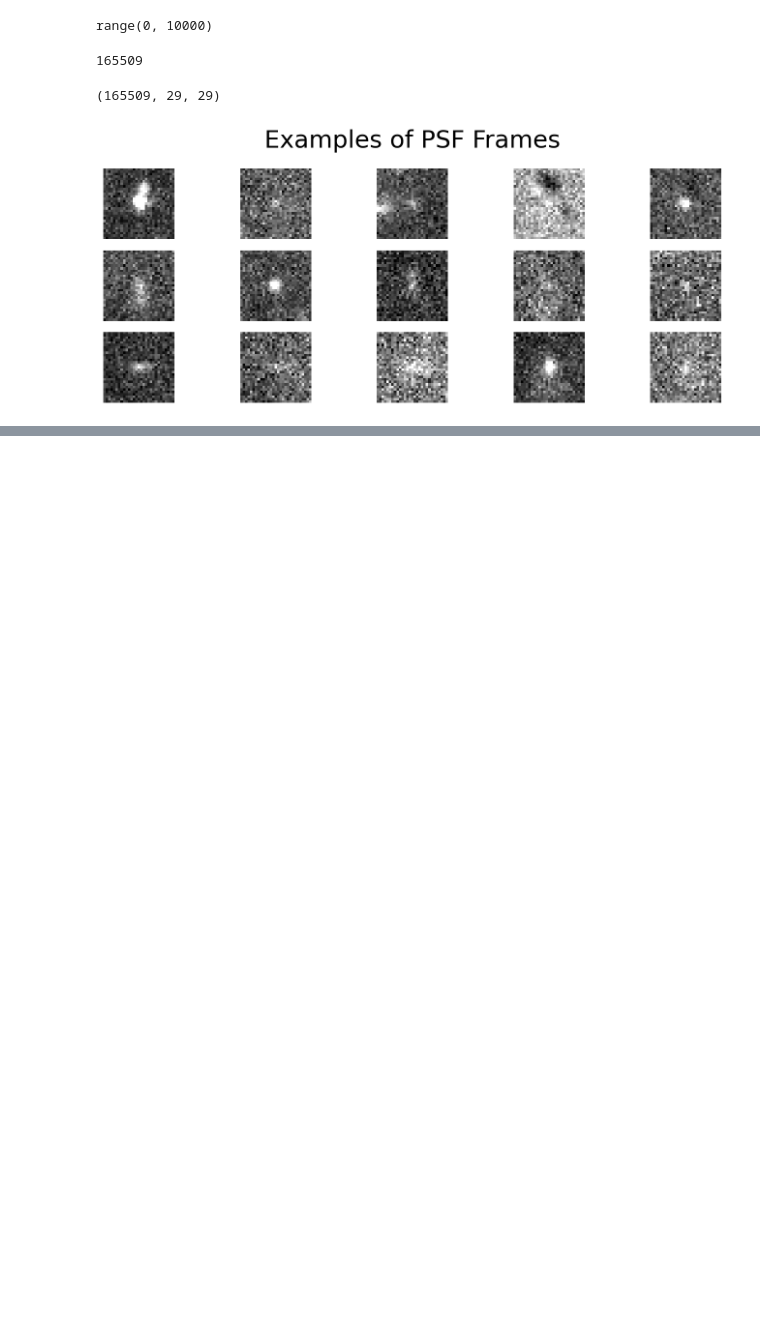
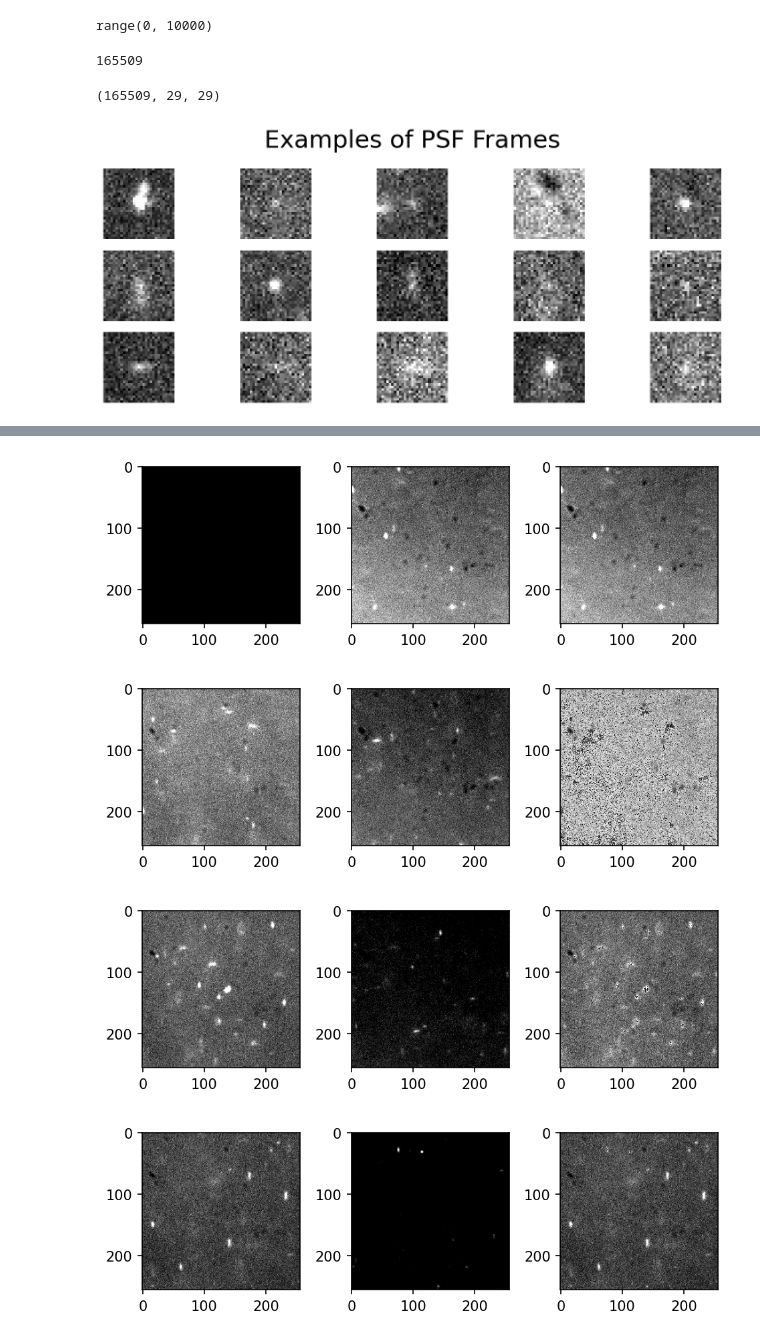
Before and after one commit to Max-Winga/Selvin-Lab-Fluorophore-Identification, a Jupyter notebook: Data_Preprocessing.ipynb, the cells around one changed output, grey strips where cells are left out. Saved outputs shown, nothing was run; the diff lists cells and outputs as text; code cells hidden in the pictures; blank space fills up the shorter version.

```diff
--- a/Data_Preprocessing.ipynb
+++ b/Data_Preprocessing.ipynb
@@ -163,0 +171,2 @@ with open('A4_640_29x29.npy', 'wb') as f:
+# %%
+combined = A4_640_movie[:7500] + A6_568_movie
@@ -163,0 +211,15 @@ with open('A4_640_29x29.npy', 'wb') as f:
+# %%
+indices = [0, 1000, 3000, 6000]
+for idx in indices:
+    # Creating a 2x5 subplot grid
+    fig, axes = plt.subplots(1, 3, dpi=150)
+    axes[0].imshow(A4_640_movie[idx], cmap='gray')
+    axes[1].imshow(A6_568_movie[idx], cmap='gray')
+    axes[2].imshow(combined[idx], cmap='gray')
+    plt.tight_layout()
+    plt.show()
+# %% [output]
+[figure, added]
+[figure, added]
+[figure, added]
+[figure, added]
```
Also changed, not shown: parts of 34 cells of this notebook, 2 other files.
